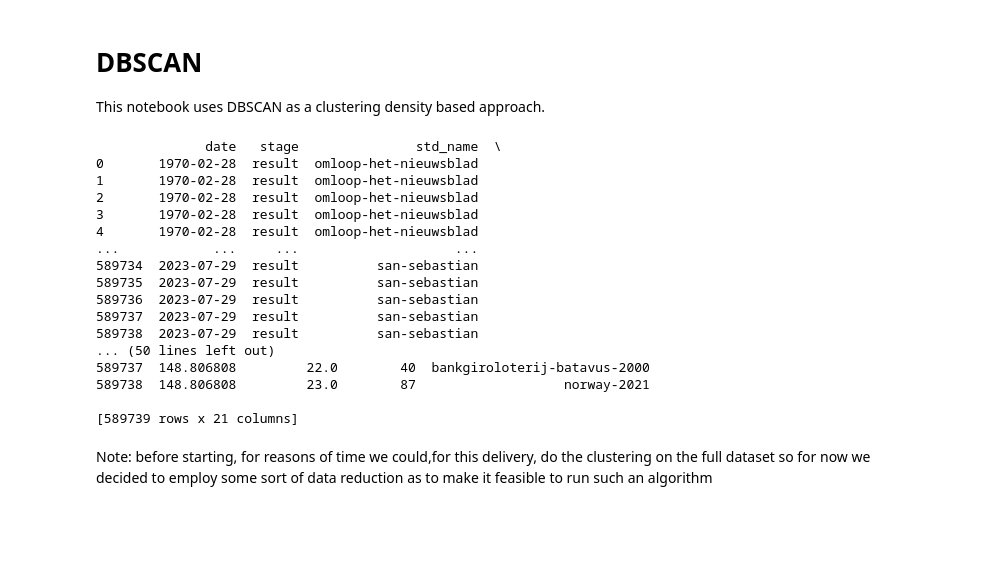
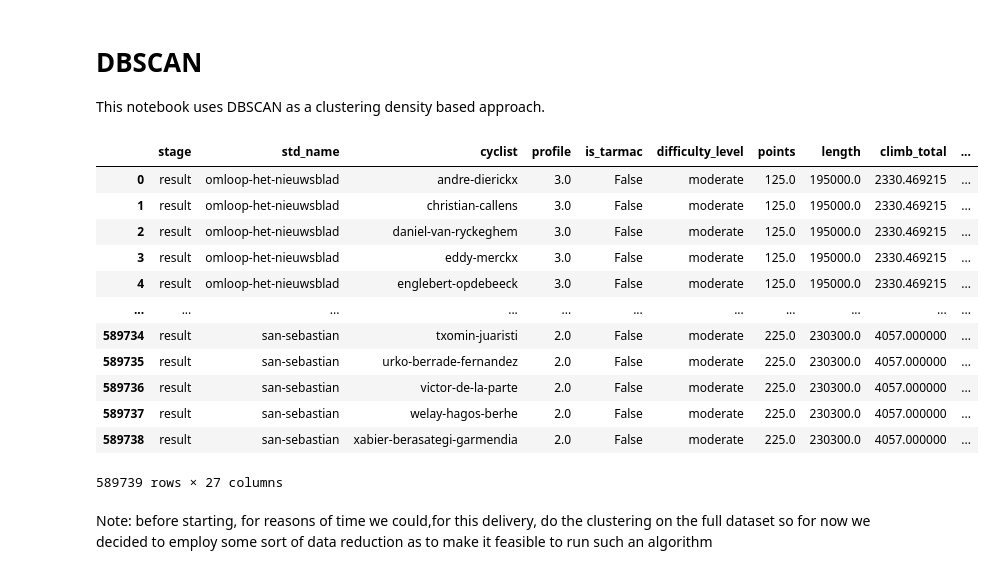
Before and after one commit to DadeOrsu/dm_project24_group_6, a Jupyter notebook: src/task3_clustering/dbscan.ipynb, the cells around one changed output. Drawn from its saved outputs; the diff is of its cells as text; code cells hidden in the pictures; blank space fills up the shorter version.

```diff
--- a/src/task3_clustering/dbscan.ipynb
+++ b/src/task3_clustering/dbscan.ipynb
@@ -42,53 +42,49 @@ clustering_data=races_df.groupby(['date','stage','std_name','cyclist']).agg({
 
     'cyclist_age':'first',
     'position':'first',
     'cyclist_team':'first',
 }).reset_index()
 
-print(clustering_data)
-
 #clustering_data=races_df[cols].copy()
 #convert to timestamp(units are useless since it's getting normalized)
 clustering_data['date']=pd.to_datetime(clustering_data['date'])
 clustering_data['day']=clustering_data['date'].dt.day
 clustering_data['month']=clustering_data['date'].dt.month
 clustering_data['year']=clustering_data['date'].dt.year
 
 #one hot encoding difficulty
 ohe_diff_lvl=pd.get_dummies(races_df['difficulty_level']).astype(float)
 
 #clustering_data
 dec_cut=pd.date_range(
     start=clustering_data['date'].min(),
     end=clustering_data['date'].max(),
-    freq='10YE'
+    freq='2YE'
 )
 clustering_data['decade']=pd.cut(
     clustering_data['date'],
     bins=dec_cut,
 )
 
 clustering_data[ohe_diff_lvl.columns]=ohe_diff_lvl
 
 clustering_data=clustering_data.drop(columns="date")
+
+clustering_data
 # %% [output]
+|  | stage | std_name | cyclist | profile | is_tarmac | difficulty_level | points | length | climb_total | ... |
+| 0 | result | omloop-het-nieuwsblad | andre-dierickx | 3.0 | False | moderate | 125.0 | 195000.0 | 2330.469215 | ... |
+| 1 | result | omloop-het-nieuwsblad | christian-callens | 3.0 | False | moderate | 125.0 | 195000.0 | 2330.469215 | ... |
+| 2 | result | omloop-het-nieuwsblad | daniel-van-ryckeghem | 3.0 | False | moderate | 125.0 | 195000.0 | 2330.469215 | ... |
+| 3 | result | omloop-het-nieuwsblad | eddy-merckx | 3.0 | False | moderate | 125.0 | 195000.0 | 2330.469215 | ... |
+| 4 | result | omloop-het-nieuwsblad | englebert-opdebeeck | 3.0 | False | moderate | 125.0 | 195000.0 | 2330.469215 | ... |
+| ... | ... | ... | ... | ... | ... | ... | ... | ... | ... | ... |
+| 589734 | result | san-sebastian | txomin-juaristi | 2.0 | False | moderate | 225.0 | 230300.0 | 4057.000000 | ... |
+| 589735 | result | san-sebastian | urko-berrade-fernandez | 2.0 | False | moderate | 225.0 | 230300.0 | 4057.000000 | ... |
+| 589736 | result | san-sebastian | victor-de-la-parte | 2.0 | False | moderate | 225.0 | 230300.0 | 4057.000000 | ... |
+| 589737 | result | san-sebastian | welay-hagos-berhe | 2.0 | False | moderate | 225.0 | 230300.0 | 4057.000000 | ... |
+| 589738 | result | san-sebastian | xabier-berasategi-garmendia | 2.0 | False | moderate | 225.0 | 230300.0 | 4057.000000 | ... |
-              date   stage               std_name  \
-0       1970-02-28  result  omloop-het-nieuwsblad
-1       1970-02-28  result  omloop-het-nieuwsblad
-2       1970-02-28  result  omloop-het-nieuwsblad
-3       1970-02-28  result  omloop-het-nieuwsblad
-4       1970-02-28  result  omloop-het-nieuwsblad
-...            ...     ...                    ...
-589734  2023-07-29  result          san-sebastian
-589735  2023-07-29  result          san-sebastian
-589736  2023-07-29  result          san-sebastian
-589737  2023-07-29  result          san-sebastian
-589738  2023-07-29  result          san-sebastian
-... (50 lines left out)
-589737  148.806808         22.0        40  bankgiroloterij-batavus-2000
-589738  148.806808         23.0        87                   norway-2021
-
-[589739 rows x 21 columns]
+589739 rows × 27 columns
 # %% [markdown]
 Note: before starting, for reasons of time we could,for this delivery, do the clustering on the full dataset so for now we decided to employ some sort of data reduction as to make it feasible to run such an algorithm
 # %% [markdown]
```
Also changed, not shown: parts of 4 cells of this notebook.
